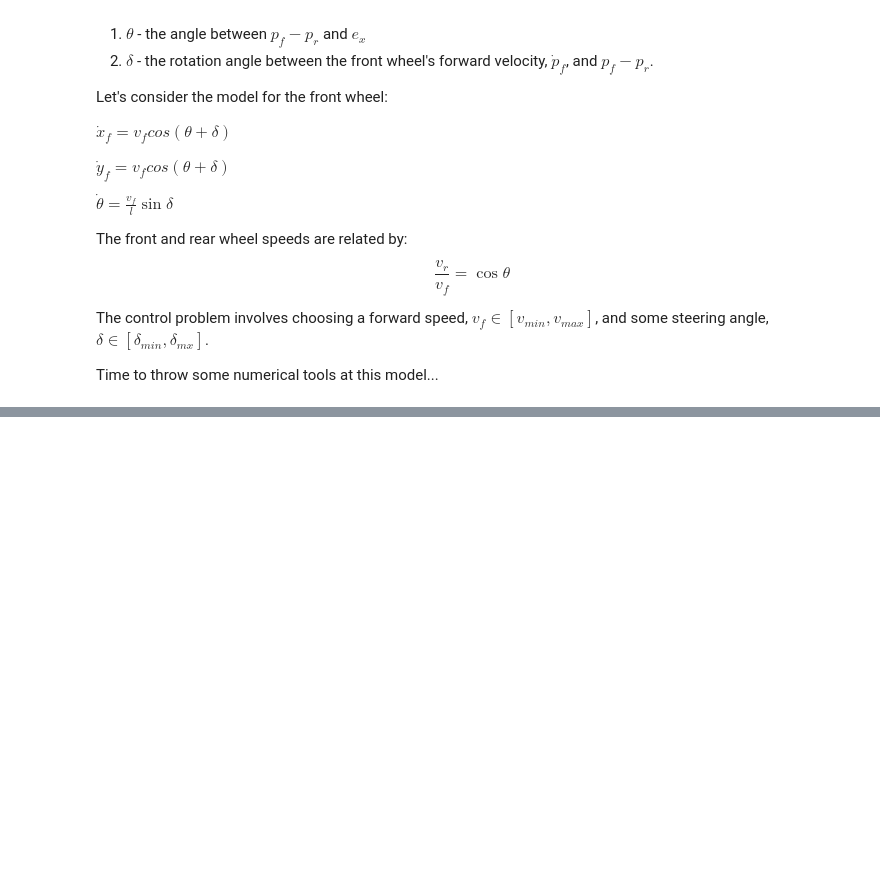
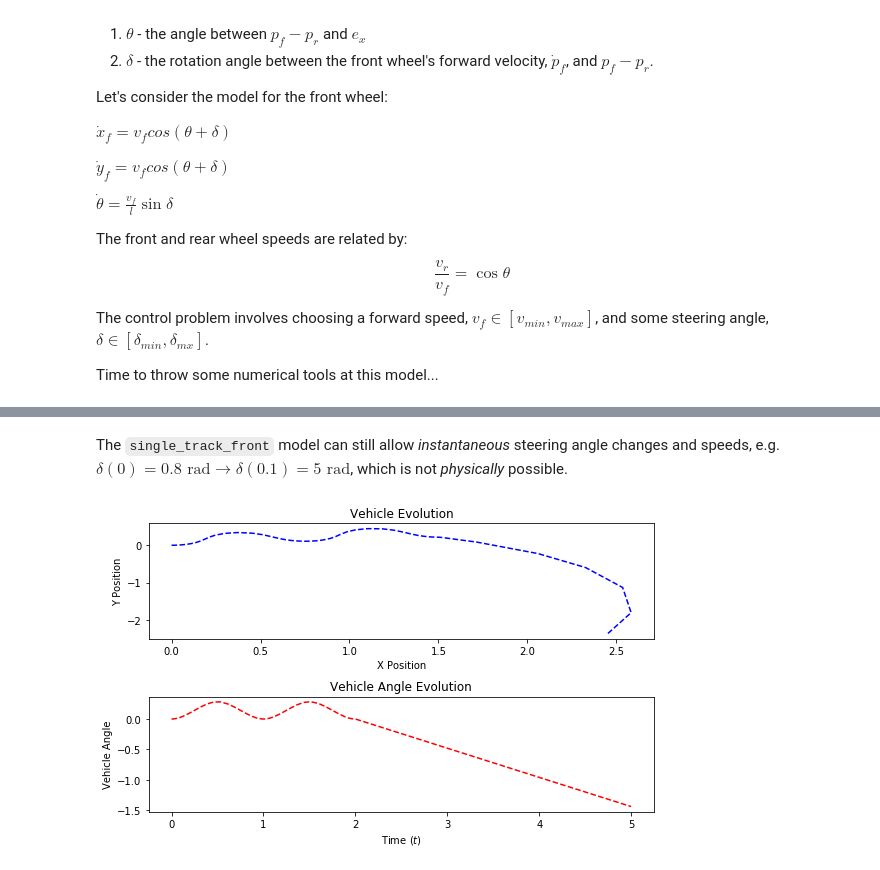
Before and after one commit to drpjm/autonomous-vehicle, a Jupyter notebook: modeling/kinematics-single-track.ipynb, the cells around one changed output, grey strips where cells are left out. Saved outputs shown, nothing was run; the diff lists cells and outputs as text; code cells hidden in the pictures; blank space fills up the shorter version.

```diff
--- a/modeling/kinematics-single-track.ipynb
+++ b/modeling/kinematics-single-track.ipynb
@@ -63,0 +107,20 @@ p0 = [0.0,0.0,0.0]
+# %% [markdown]
+The `single_track_front` model can still allow *instantaneous* steering angle changes and speeds, e.g. $\delta(0)=0.8 \textrm{ rad} \rightarrow \delta(0.1)=5 \textrm{ rad}$, which is not *physically* possible.
+# %%
+def constant_speed_spike(t, p, vf, period, t_switch):
+    '''
+    Applies constant forward speed and sinusoidal steering based on t.
+    '''
+    if t < t_switch:
+        return [vf, sin(period * t)]
+    else:
+        return [vf, -0.5]
+# %%
+# Apply this new discontinuous controller
+u_func_spike = partial(constant_speed_spike, vf=1.0, period=2*pi, t_switch=2.0)
+model_alt = partial(single_track_front, l = 1.0, u_func=u_func_spike )
+# %%
+sol = simulate( model_func=model_alt, tspan=tspan, init_state=p0 )
+plot_state_evolution(sol)
+# %% [output]
+[figure, added]
```
Also changed, not shown: parts of 13 cells of this notebook.
